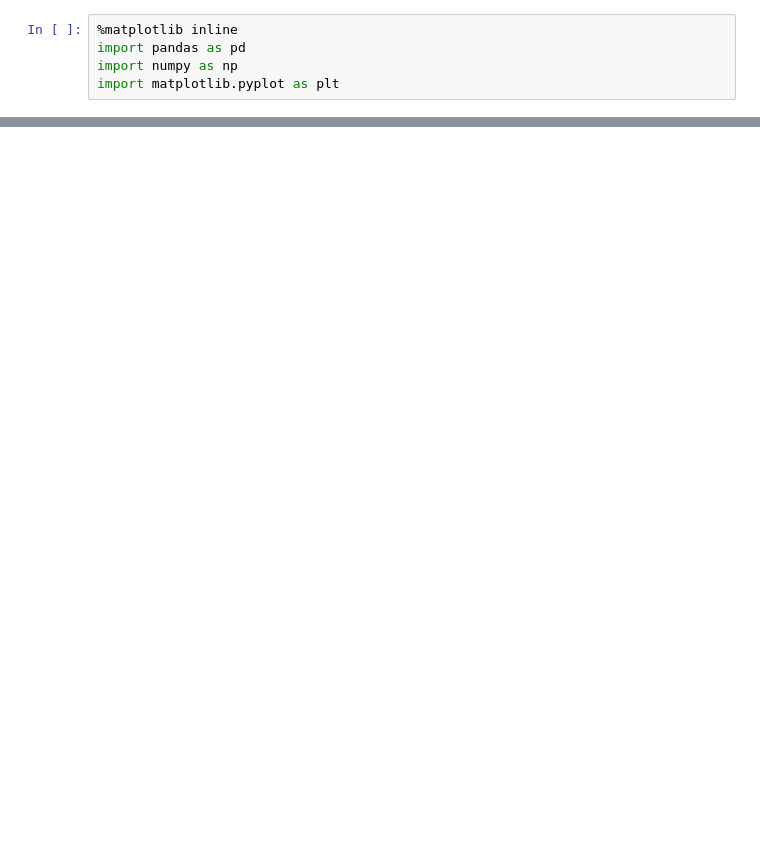
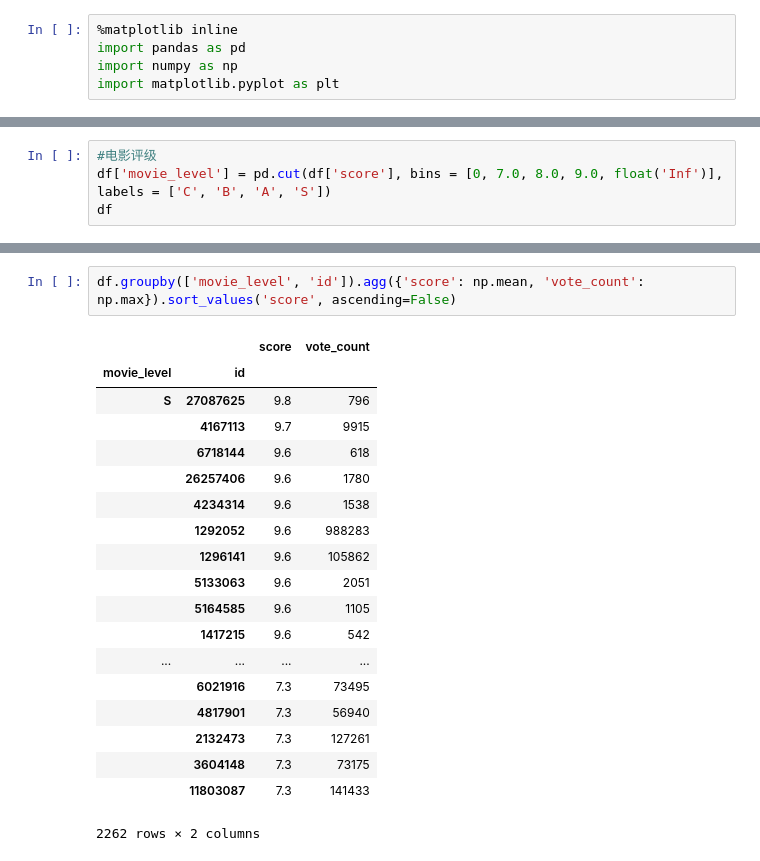
Before and after one commit to smartpigling/IndAnas, a Jupyter notebook: Analyzer/douban_movie_analysis.ipynb, the cells around one changed output, grey strips where cells are left out. Cells and saved outputs as stored; diff of their text form; blank space fills up the shorter version.

```diff
--- a/Analyzer/douban_movie_analysis.ipynb
+++ b/Analyzer/douban_movie_analysis.ipynb
@@ -27,0 +41,4 @@ df
+# %%
+#电影评级
+df['movie_level'] = pd.cut(df['score'], bins = [0, 7.0, 8.0, 9.0, float('Inf')], labels = ['C', 'B', 'A', 'S'])
+df
@@ -27,0 +80,22 @@ df
+# %%
+df.groupby(['movie_level', 'id']).agg({'score': np.mean, 'vote_count': np.max}).sort_values('score', ascending=False)
+# %% [output]
+|  |  | score | vote_count |
+| movie_level | id |  |  |
+| S | 27087625 | 9.8 | 796 |
+|  | 4167113 | 9.7 | 9915 |
+|  | 6718144 | 9.6 | 618 |
+|  | 26257406 | 9.6 | 1780 |
+|  | 4234314 | 9.6 | 1538 |
+|  | 1292052 | 9.6 | 988283 |
+|  | 1296141 | 9.6 | 105862 |
+|  | 5133063 | 9.6 | 2051 |
+|  | 5164585 | 9.6 | 1105 |
+|  | 1417215 | 9.6 | 542 |
+| ... | ... | ... | ... |
+|  | 6021916 | 7.3 | 73495 |
+|  | 4817901 | 7.3 | 56940 |
+|  | 2132473 | 7.3 | 127261 |
+|  | 3604148 | 7.3 | 73175 |
+|  | 11803087 | 7.3 | 141433 |
+2262 rows × 2 columns
```
Also changed, not shown: parts of 6 cells of this notebook, 30 other files.
